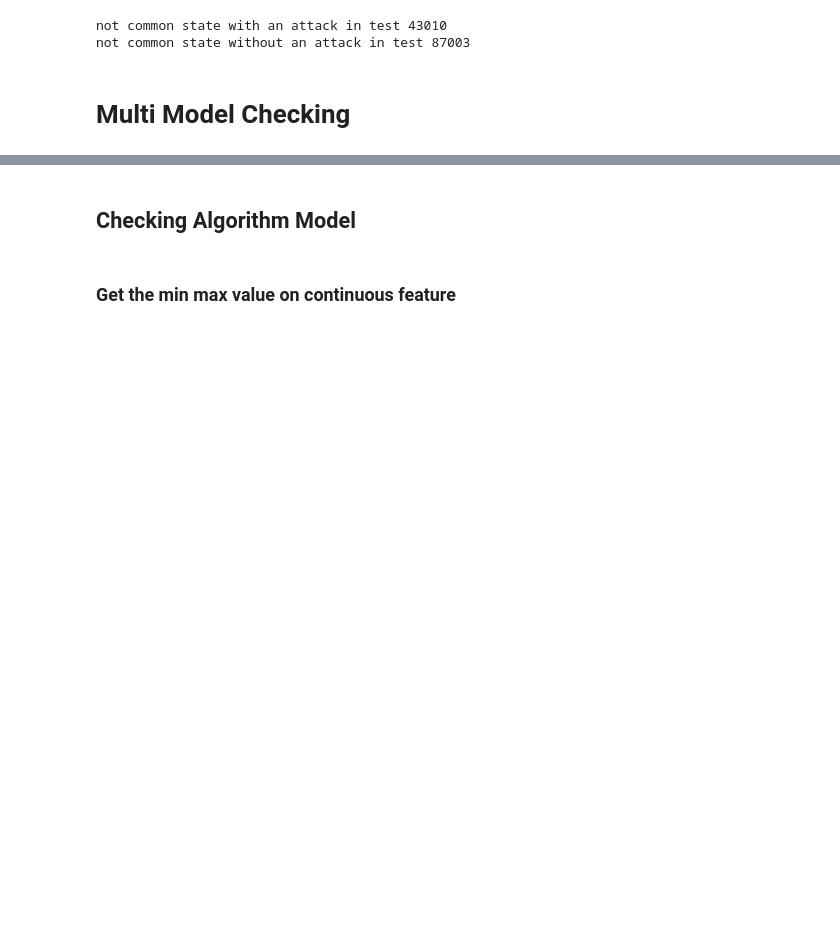
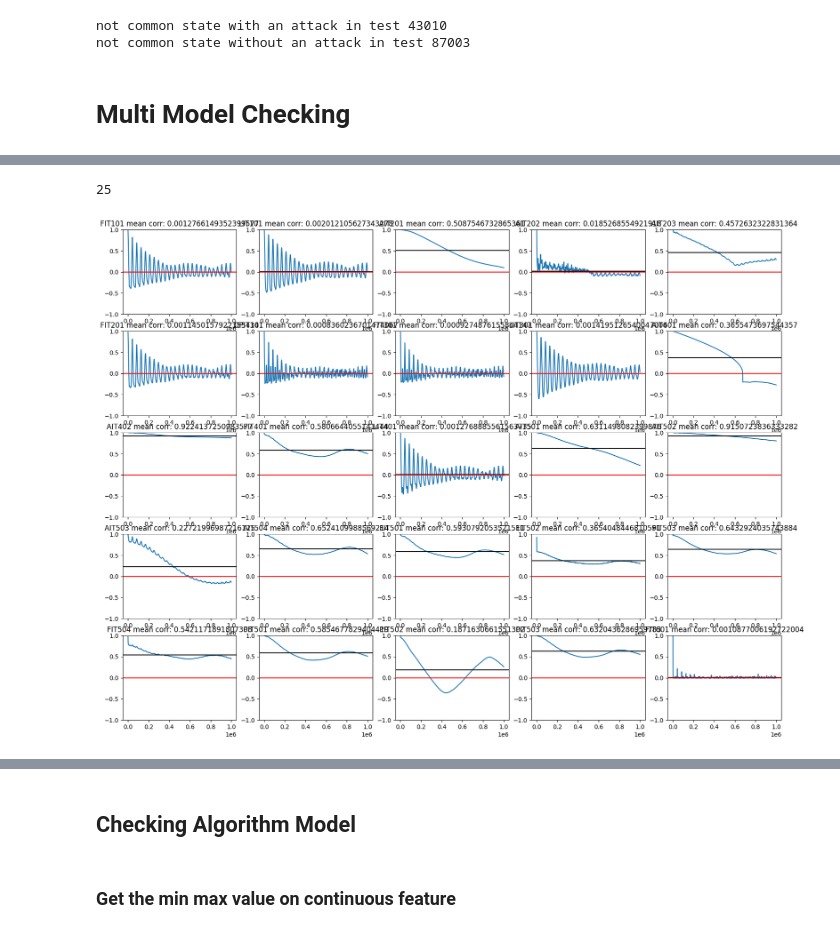
Before and after one commit to dbodenghien/SWaT_Analysis_TFE, a Jupyter notebook: markov_chain.ipynb, the cells around one changed output, grey strips where cells are left out. Saved outputs shown, nothing was run; the diff lists cells and outputs as text; code cells hidden in the pictures; blank space fills up the shorter version.

```diff
--- a/markov_chain.ipynb
+++ b/markov_chain.ipynb
@@ -8,7 +8,9 @@ import pandas as pd
 import numpy as np
 import keras
 
-df = pd.read_pickle('dataset/train_dataset.pkl')
+
+df = pd.read_pickle('dataset/train_dataset_median.pkl')
+# df = pd.read_pickle('dataset/train_dataset.pkl')
 df['Normal/Attack'] = df['Normal/Attack'].apply(lambda x: 0 if x == 'Normal' else 1)
 
 pd.set_option("display.max_columns", None)
@@ -694,0 +767,27 @@ not common state without an attack in test 87003
+# %%
+len(cols_continuous)
+# %% [output]
+25
+# %%
+fig, ax = plt.subplots(5, 5, figsize=(20, 20))
+
+for i, col in enumerate(cols_continuous):
+
+    list_corr = []
+    for LAG in range(1, 100000, 100):
+        delay_coordinates = get_delay_embedding(f'{col}', LAG)
+        corr = np.corrcoef([delay_coordinates[0], delay_coordinates[1]])[0, 1]
+        list_corr.append(corr)
+
+    corr_df = pd.DataFrame(list_corr, columns=['corr'])
+    corr_df['lag'] = (corr_df.index + 1) * 1000
+
+    # fig, ax = plt.subplots(figsize=(20, 5))
+    ax[i // 5, i % 5].plot(corr_df['lag'], corr_df['corr'])
+    ax[i // 5, i % 5].axhline(y=np.mean(corr_df['corr']), color='black', linestyle='-')
+    ax[i // 5, i % 5].axhline(y=0, color='r', linestyle='-')
+    ax[i // 5, i % 5].set_ylim(-1, 1)
+    ax[i // 5, i % 5].set_title(f'{col} mean corr: {np.round(np.mean(corr_df["corr"]), 2)}')
+    # plt.show()
+# %% [output]
+[figure, added]
```
Also changed, not shown: parts of 48 cells of this notebook.
